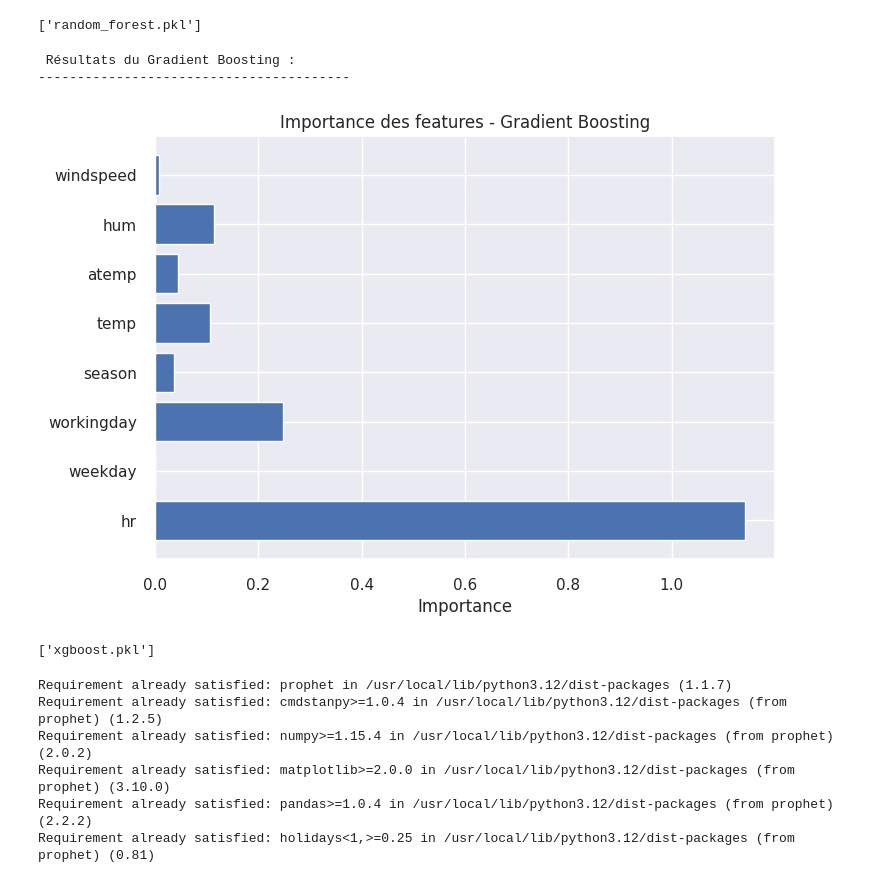
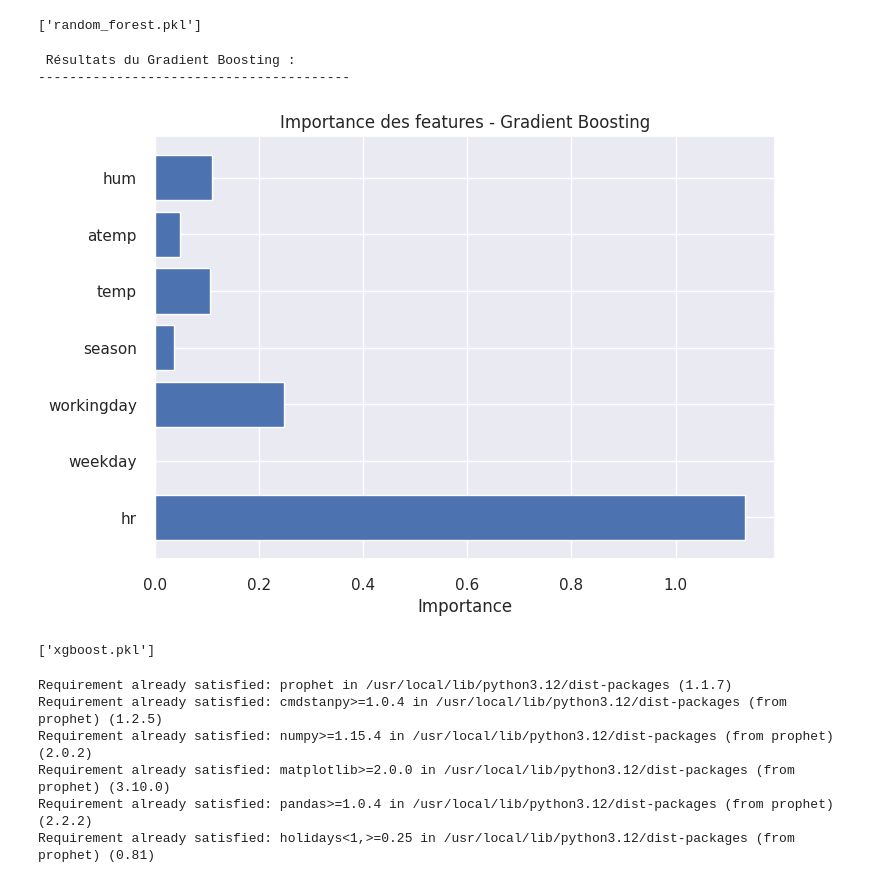
Before and after one commit to Seifcha/bike-rental-analytics-forecast, a Jupyter notebook: ML_avancée.ipynb, the cells around one changed output. Drawn from its saved outputs; the diff is of its cells as text; code cells hidden in the pictures.

```diff
--- a/ML_avancée.ipynb
+++ b/ML_avancée.ipynb
@@ -671,8 +699,10 @@ import joblib
 
 # 2. Préparation des données (correction des strings)
 # On prend uniquement les colonnes numériques nécessaires
-X = df[["hr", "weekday", "workingday", "season", "temp", "atemp", "hum", "windspeed"]].copy()
+X = df[["hr", "weekday", "workingday", "season", "temp", "atemp", "hum"]].copy()
 y = df["cnt"]
+
+
 
 # Forcer les colonnes en numérique (si jamais il y a des strings comme "Mercredi")
 X = X.apply(pd.to_numeric, errors="coerce")
@@ -735,7 +765,7 @@ import pandas as pd
 import numpy as np
 
 # 1. Préparation des données
-X = df[["hr", "weekday", "workingday", "season", "temp", "atemp", "hum", "windspeed"]].copy()
+X = df[["hr", "weekday", "workingday", "season", "temp", "atemp", "hum"]].copy()
 y = df["cnt"]
 
 # Forcer les colonnes en numérique
@@ -800,7 +830,7 @@ import pandas as pd
 import numpy as np
 
 # 1. Préparation des données
-X = df[["hr", "weekday", "workingday", "season", "temp", "atemp", "hum", "windspeed"]].copy()
+X = df[["hr", "weekday", "workingday", "season", "temp", "atemp", "hum"]].copy()
 y = df["cnt"]
 
 X = X.apply(pd.to_numeric, errors="coerce").fillna(0)
@@ -844,34 +874,34 @@ print("-" * 40)
 # prediction = gbr.predict(example)
 
 # print(f"\n Prédiction : environ {int(prediction[0])} vélos seront loués dans ces conditions.")
 
 # 6. Importance des features
 from sklearn.inspection import permutation_importance
 
 # Calculer l'importance des features par permutation
 result = permutation_importance(gbr, X_test, y_test_XGboost, n_repeats=10, random_state=42)
 importances = result.importances_mean
 features = X.columns
 
 plt.barh(features, importances)
 plt.xlabel("Importance")
 plt.title("Importance des features - Gradient Boosting")
 plt.show()
 
 
 initial_type = [('input', FloatTensorType([None, X_train.shape[1]]))]
 onnx_model = convert_sklearn(gbr, initial_types=initial_type)
 
 # Sauvegarde
 with open("xgboost.onnx", "wb") as f:
     f.write(onnx_model.SerializeToString())
 
 # Sauvegarde en joblib aussi (backup)
 joblib.dump(rf, "xgboost.pkl")
 # %% [output]
  Résultats du Gradient Boosting :
 ----------------------------------------
-[figure, old version]
+[figure, new version]
 ['xgboost.pkl']
 # %%
 !pip install prophet
```
Also changed, not shown: parts of 16 cells of this notebook.
